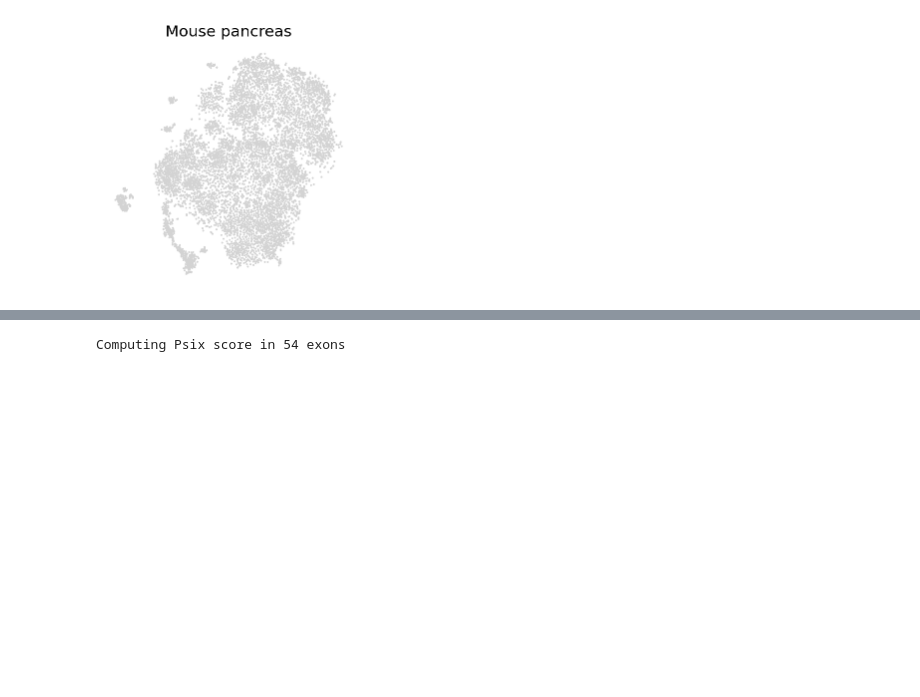
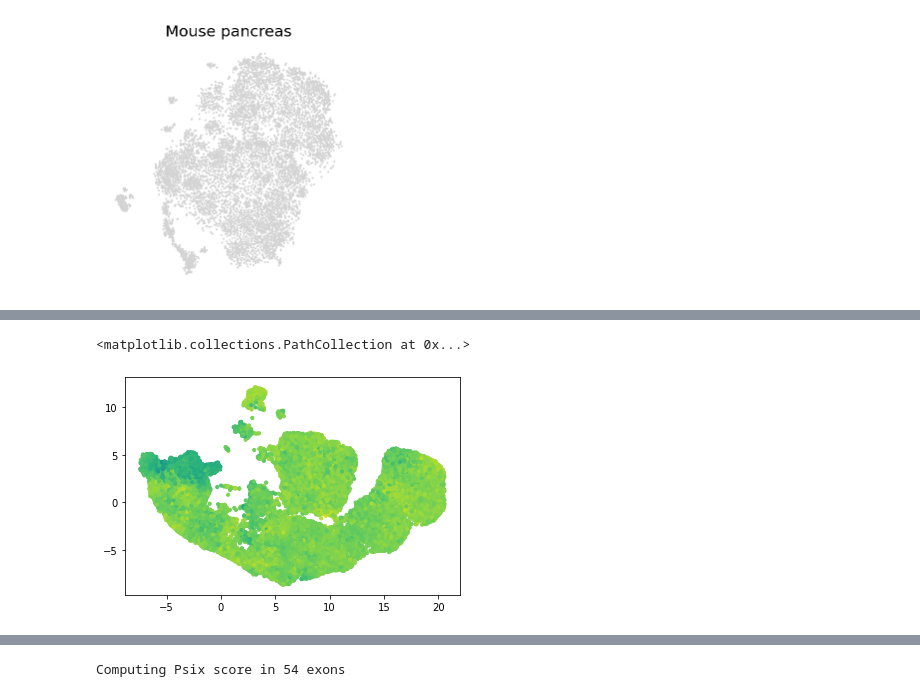
Before and after one commit to lareaulab/analysis_psix, a Jupyter notebook: mouse_pancreas/mouse_pancreas.ipynb, the cells around one changed output, grey strips where cells are left out. Drawn from its saved outputs; the diff is of its cells as text; code cells hidden in the pictures; blank space fills up the shorter version.

```diff
--- a/mouse_pancreas/mouse_pancreas.ipynb
+++ b/mouse_pancreas/mouse_pancreas.ipynb
@@ -175,0 +211,5 @@ psix_object.psix_results.to_csv('psix_results.tab.gz', sep='\t', index=True, hea
+# %%
+plt.scatter(umap_rd.umap_1, umap_rd.umap_2, c=psix_object.adata.uns['neighbors_psi']['Dnlz_1'], s=10, vmin=0, vmax=1)
+# %% [output]
+<matplotlib.collections.PathCollection at 0x...>
+[figure, added]
```
Also changed, not shown: parts of 11 cells of this notebook, 2 other files.
